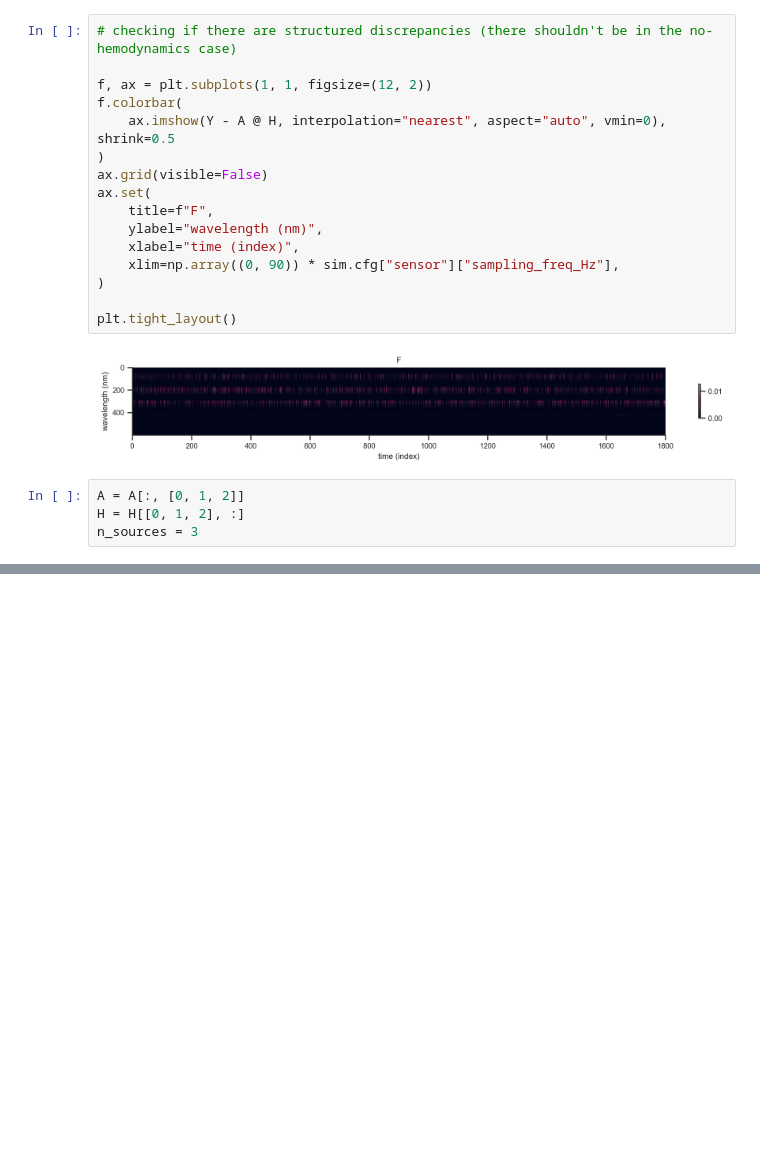
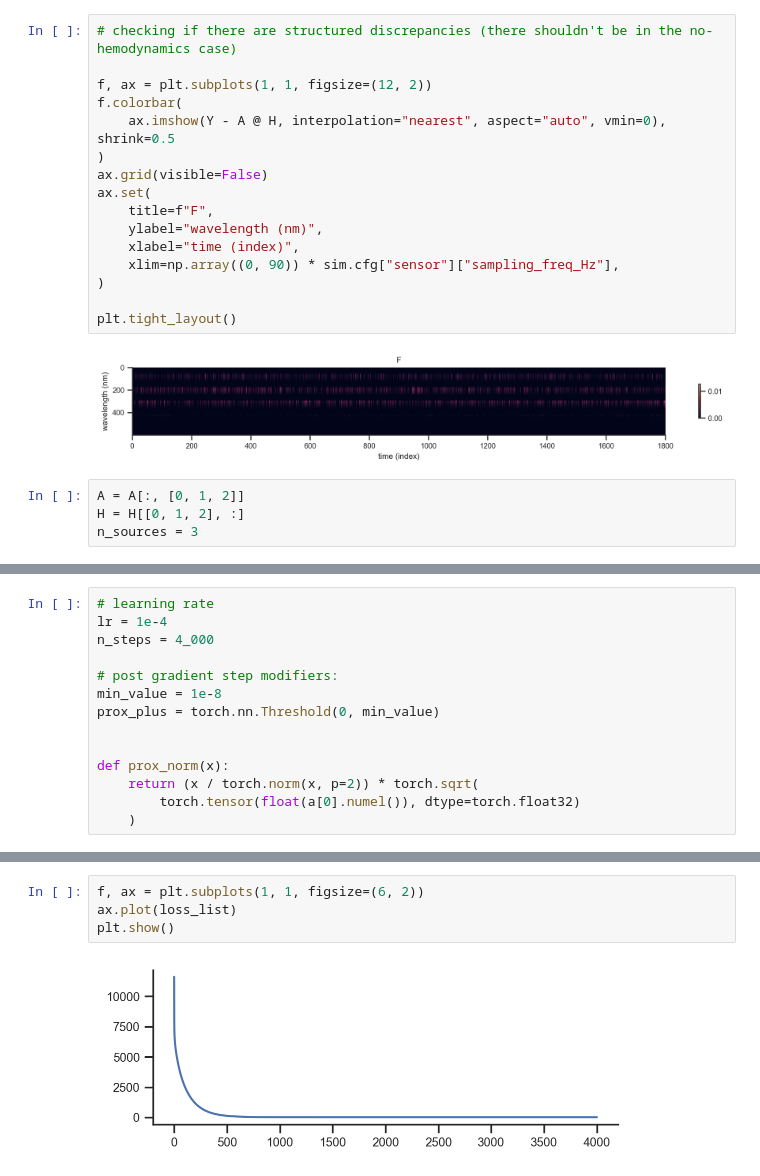
Before and after one commit to AllenInstitute/sourcesep, a Jupyter notebook: notebooks/32_nmf_tests.ipynb, the cells around one changed output, grey strips where cells are left out. Saved outputs shown, nothing was run; the diff lists cells and outputs as text; blank space fills up the shorter version.

```diff
--- a/notebooks/32_nmf_tests.ipynb
+++ b/notebooks/32_nmf_tests.ipynb
@@ -303,0 +338,14 @@ X = torch.as_tensor(Y.copy(), dtype=torch.float32, device=device)
+# %%
+# learning rate
+lr = 1e-4
+n_steps = 4_000
+
+# post gradient step modifiers:
+min_value = 1e-8
+prox_plus = torch.nn.Threshold(0, min_value)
+
+
+def prox_norm(x):
+    return (x / torch.norm(x, p=2)) * torch.sqrt(
+        torch.tensor(float(a[0].numel()), dtype=torch.float32)
+    )
@@ -460,3 +510,9 @@ Step: 10000, a_coef[2]: tensor([0.6200, 0.8600, 0.3700, 0.1000, 0.1000], require
+# %%
+f, ax = plt.subplots(1, 1, figsize=(6, 2))
+ax.plot(loss_list)
+plt.show()
+# %% [output]
+[figure, added]
 # %%
 f, ax = plt.subplots(1, 1, figsize=(6, 2))
 ax.plot(H[1, :])
```
Also changed, not shown: parts of 7 cells of this notebook.
